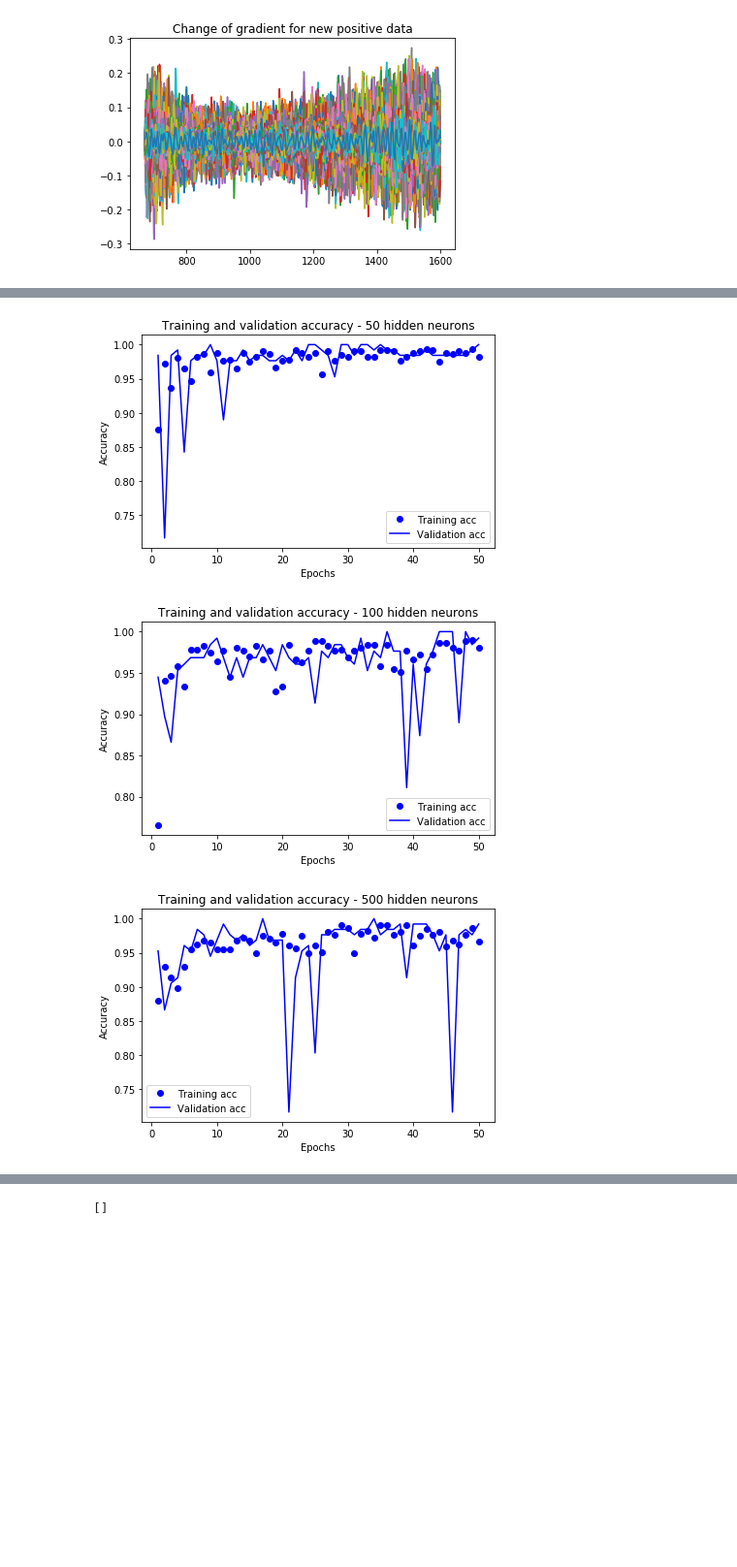
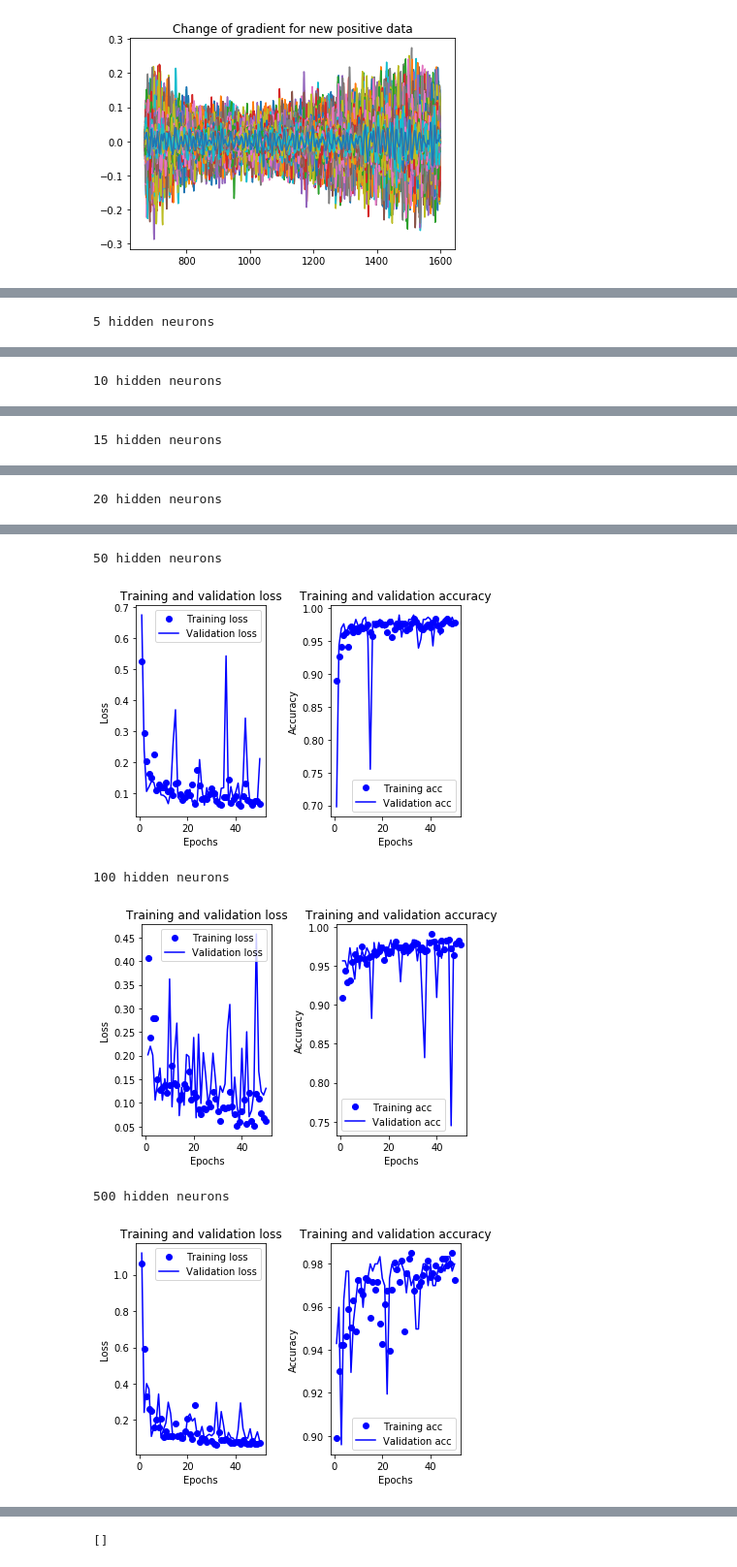
Before and after one commit to Genises/H-BRS_NeuralNetworks, a Jupyter notebook: NN_Project_29.10.2018.ipynb, the cells around one changed output, grey strips where cells are left out. Shown at 97% size. Cells and saved outputs as stored; diff of their text form; code cells hidden in the pictures; blank space fills up the shorter version.

```diff
--- a/NN_Project_29.10.2018.ipynb
+++ b/NN_Project_29.10.2018.ipynb
@@ -246,7 +246,7 @@ i = 0;
 for row in dataPositivesOld:
     gradient = np.gradient(np.gradient(row)) #where does the gradient change fastest
     plt.plot(xValuesOld,gradient)
-    gradientData_new[i] = gradient
+    gradientData_old[i] = gradient
     i += 1
 
 plt.title("Change of gradient for old positive data")
@@ -274,7 +274,7 @@ plt.show()
 
 number_of_wavelengths = 30 # only even number
 test_set_split = 0.1
-
+number_of_values = 3
 number_of_wavelengths = int(number_of_wavelengths / 2)
 
 #maxGradients = np.array([], dtype=np.int)
@@ -317,7 +317,7 @@ print("Wavelengths to use for further operations:", smallXValues, "nm.")
 print("In total: ", len(smallXValues), " wavelengths.")
 
 # Small features = only wavelengths where gradient is max or min
-smallFeaturesPositiveReal = np.concatenate([dataPositivesOld[:,smallXValues], dataPositivesNew[:,smallXValues]])
+smallFeaturesPositive = np.concatenate([dataPositivesOld[:,smallXValues], dataPositivesNew[:,smallXValues]])
 #smallFeaturesPositive = np.tile(smallFeaturesPositiveReal,(28,1)) #Increase positives to deal with unbalance class
 smallFeature = np.concatenate([dataNegativesOld[:,smallXValues], dataNegativesNew[:,smallXValues]])
 
@@ -648,6 +649,5 @@ Confusion matrix, without normalization
 ... (3 outputs left out)
 # %%
-
 #--------------------------------------------------------------------------------Print Results
 for item in model_history_dict.items():
     #Plot accuracy and loss over time
@@ -663,29 +663,31 @@ for item in model_history_dict.items():
 
     epochs = range(1, len(acc) + 1)
 
-    plt.subplot(1, 2, 1)
+    print(str(number_of_hidden_neurons) + " hidden neurons")
+    plt.subplot(1,2,1)
     # "bo" is for "blue dot"
     plt.plot(epochs, loss, 'bo', label='Training loss')
     # b is for "solid blue line"
     plt.plot(epochs, val_loss, 'b', label='Validation loss')
-    plt.title('Training and validation loss - ' + str(number_of_hidden_neurons) + " hidden neurons")
+    plt.title('Training and validation loss')
     plt.xlabel('Epochs')
     plt.ylabel('Loss')
     plt.legend()
 
-    plt.subplot(1, 2, 2)
+    plt.subplot(1,2,2)
+    plt.subplots_adjust(wspace=0.5)
 
-    plt.clf()   # clear figure
+    #plt.clf()   # clear figure
     acc_values = history_dict['acc']
     val_acc_values = history_dict['val_acc']
 
     plt.plot(epochs, acc, 'bo', label='Training acc')
     plt.plot(epochs, val_acc, 'b', label='Validation acc')
-    plt.title('Training and validation accuracy - ' + str(number_of_hidden_neurons) + " hidden neurons")
+    plt.title('Training and validation accuracy')
     plt.xlabel('Epochs')
     plt.ylabel('Accuracy')
     plt.legend()
 
-    plt.tight_layout()
     plt.show()
 # %% [output]
+5 hidden neurons
@@ -692,0 +695 @@ for item in model_history_dict.items():
+10 hidden neurons
@@ -693,0 +697 @@ for item in model_history_dict.items():
+15 hidden neurons
@@ -694,0 +699 @@ for item in model_history_dict.items():
+20 hidden neurons
@@ -696,6 +701,9 @@ for item in model_history_dict.items():
+50 hidden neurons
-[figure, old version]
+[figure, new version]
+100 hidden neurons
-[figure, old version]
+[figure, new version]
+500 hidden neurons
-[figure, old version]
+[figure, new version]
 # %%
 # ----------------------------------------------------Some Time estimation
 x_arr = []
```
Also changed, not shown: parts of 4 cells of this notebook.
